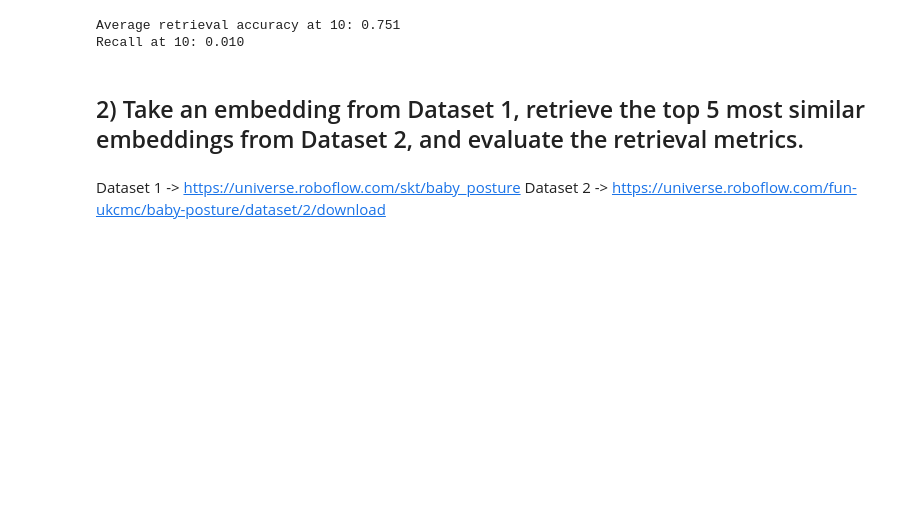
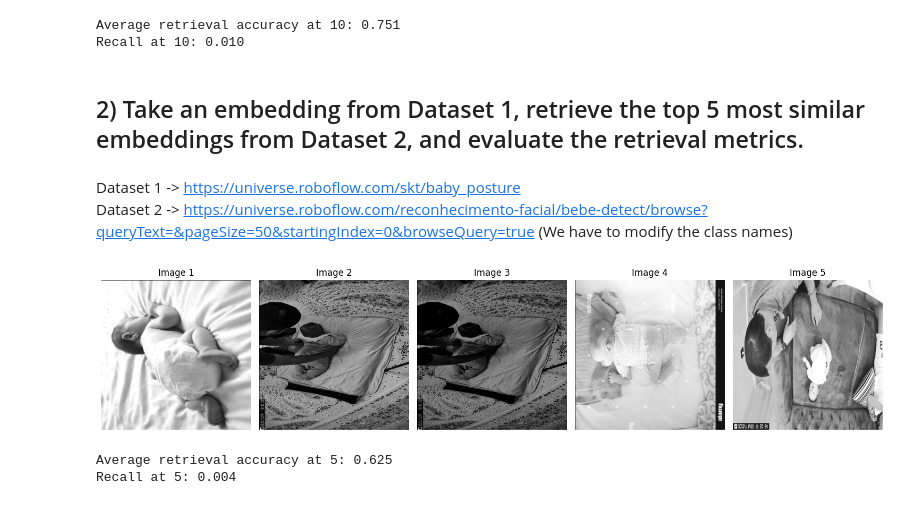
Before and after one commit to Lori-in-the-clouds/SIDS_revelation_project, a Jupyter notebook: Retrieval/retrieval_steps.ipynb, the cells around one changed output. Cells and saved outputs as stored; diff of their text form; code cells hidden in the pictures; blank space fills up the shorter version.

Commit message:
Implementation of point 2 in retrieval

```diff
--- a/Retrieval/retrieval_steps.ipynb
+++ b/Retrieval/retrieval_steps.ipynb
@@ -42,5 +42,38 @@ Recall at 10: 0.010
 # %% [markdown]
 ## 2) Take an embedding from Dataset 1, retrieve the top 5 most similar embeddings from Dataset 2, and evaluate the retrieval metrics.
 # %% [markdown]
-Dataset 1 -> https://universe.roboflow.com/skt/baby_posture
-Dataset 2 -> https://universe.roboflow.com/fun-ukcmc/baby-posture/dataset/2/download
+Dataset 1 -> https://universe.roboflow.com/skt/baby_posture  <br>
+Dataset 2 -> https://universe.roboflow.com/reconhecimento-facial/bebe-detect/browse?queryText=&pageSize=50&startingIndex=0&browseQuery=true (We have to modify the class names)
+# %%
+import numpy as np
+# Dataset 1
+ret1 = ImageRetrieval("/Users/lorenzodimaio/Download/SIDS_revelation_project/datasets/onback_onstomach_v2/4-improvement1_supremo.csv",
+                     "/Users/lorenzodimaio/Download/SIDS_revelation_project/datasets/onback_onstomach_v2/improvement1_model4_keypoints.npy",
+                     "/Users/lorenzodimaio/Download/SIDS_revelation_project/Retrieval/dataset_1.coco/train")
+# Dataset 2
+ret2 = ImageRetrieval(
+    "/Users/lorenzodimaio/Download/SIDS_revelation_project/datasets/dataset_2/4-improvement1_supremo.csv",
+    "/Users/lorenzodimaio/Download/SIDS_revelation_project/datasets/dataset_2/improvement1_model4_keypoints.npy",
+    "/Users/lorenzodimaio/Download/SIDS_revelation_project/Retrieval/dataset_2.coco/train"
+)
+
+ret2.build_index(metric="euclidean", k=5)
+
+# Choose a query index form dataset_1
+idx_query = 0  # for example, the first image
+query_embedding_1 = ret1.embeddings_norm[idx_query].reshape(1, -1)
+
+distances_2, image_paths_similar_2 = ret2.retrieve_similar(idx_query=0,k=5,verbose=False,external_embeddings=True,external_embd=query_embedding_1)
+
+ret2.show_images(image_paths_similar_2)
+# %% [output]
+[figure, added]
+# %%
+external_embeddings = ret1.df.loc[:, 'embedding_0':'embedding_27'].to_numpy()
+external_labels = ret1.df['label'].to_numpy()
+
+ret2.precision_at_k(k=5)
+ret2.recall_at_k(k=5)
+# %% [output]
+Average retrieval accuracy at 5: 0.625
+Recall at 5: 0.004
```
Also changed, not shown: 6 other files.
